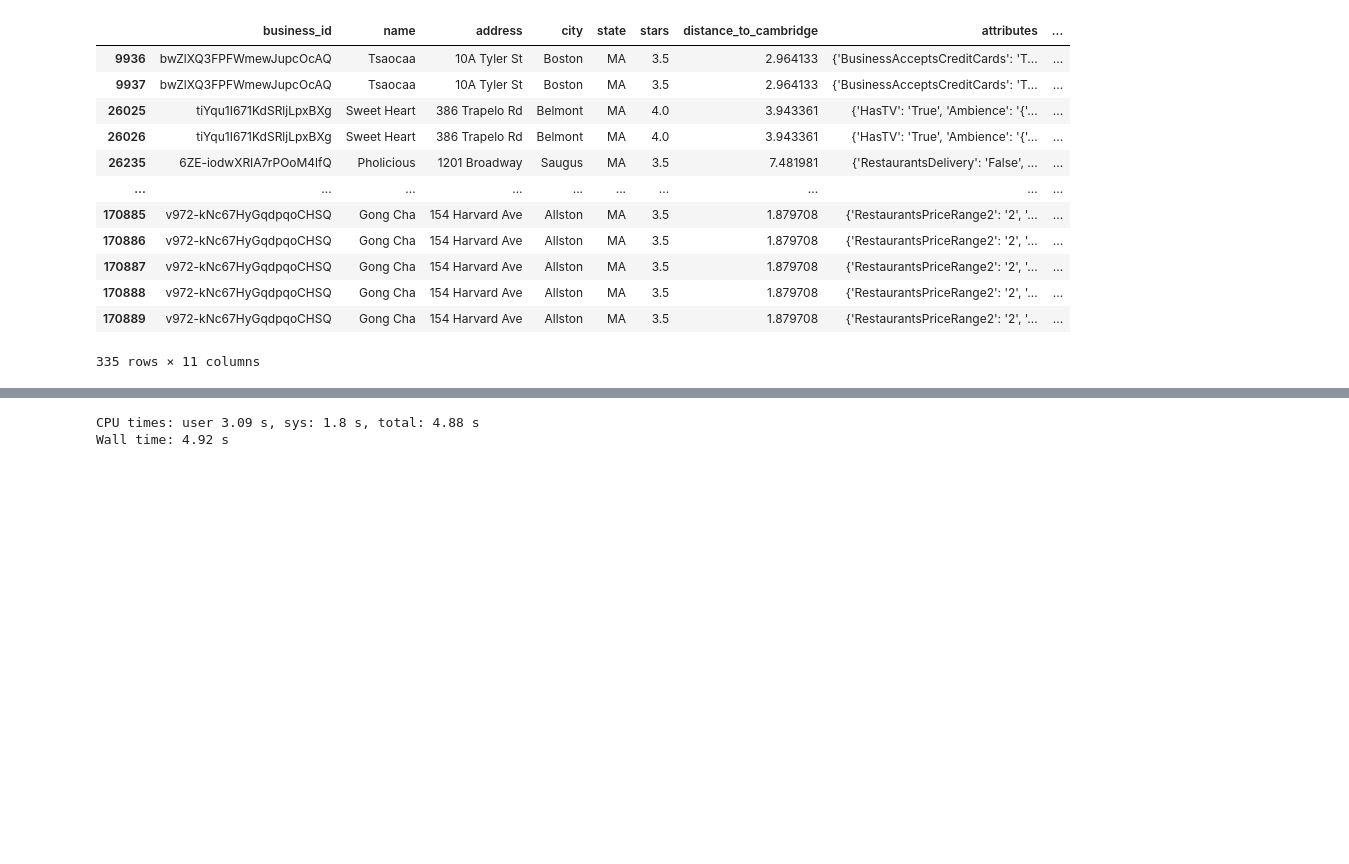
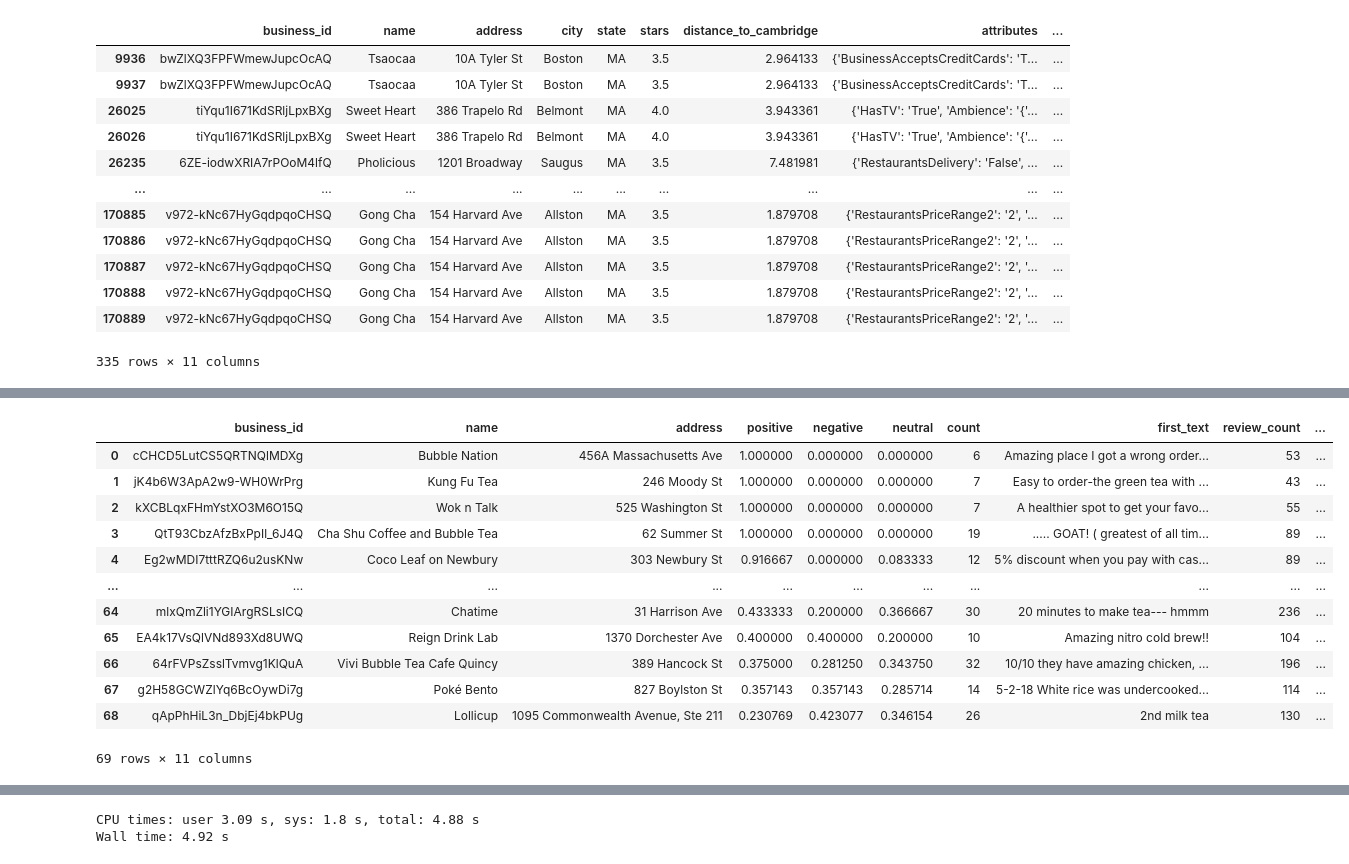
Before and after one commit to justinxu421/restaurant_planner, a Jupyter notebook: yelp.ipynb, the cells around one changed output, grey strips where cells are left out. Cells and saved outputs as stored; diff of their text form; code cells hidden in the pictures; blank space fills up the shorter version.

```diff
--- a/yelp.ipynb
+++ b/yelp.ipynb
@@ -62,3 +80,43 @@ utils.filter_df_with_categories(cambridge_loader.df_close_tips, 'Bubble Tea')
 | 170888 | v972-kNc67HyGqdpqoCHSQ | Gong Cha | 154 Harvard Ave | Allston | MA | 3.5 | 1.879708 | {'RestaurantsPriceRange2': '2', '... | ... |
 | 170889 | v972-kNc67HyGqdpqoCHSQ | Gong Cha | 154 Harvard Ave | Allston | MA | 3.5 | 1.879708 | {'RestaurantsPriceRange2': '2', '... | ... |
 335 rows × 11 columns
+# %%
+%%time
+engine = create_engine("sqlite:///yelp.db", echo=False)
+query = f"""WITH sentiment AS (SELECT
+                business_id,
+                AVG(polarity > 0) as positive,
+                AVG(polarity < 0) as negative,
+                AVG(polarity = 0) as neutral,
+                COUNT(business_id) as count,
+                MIN(text) as first_text
+            FROM tips
+            WHERE text_length > 0
+            GROUP BY business_id
+            )
+            SELECT
+                businesses.business_id,
+                name,
+                address,
+                positive,
+                negative,
+                neutral,
+                count,
+                first_text,
+                review_count,
+                categories,
+                distance_to_cambridge
+            FROM sentiment
+            LEFT JOIN businesses
+                ON businesses.business_id = sentiment.business_id
+            WHERE distance_to_cambridge < 10
+            AND categories LIKE "%Bubble Tea%"
+            AND COUNT > 5
+            ORDER BY positive DESC
+            """
+df = pd.read_sql(
+    query,
+    con=engine,
+)
+df
+# %% [output]
@@ -65,3 +125,16 @@ utils.filter_df_with_categories(cambridge_loader.df_close_tips, 'Bubble Tea')
+|  | business_id | name | address | positive | negative | neutral | count | first_text | review_count | ... |
+| 0 | cCHCD5LutCS5QRTNQlMDXg | Bubble Nation | 456A Massachusetts Ave | 1.000000 | 0.000000 | 0.000000 | 6 | Amazing place I got a wrong order... | 53 | ... |
+| 1 | jK4b6W3ApA2w9-WH0WrPrg | Kung Fu Tea | 246 Moody St | 1.000000 | 0.000000 | 0.000000 | 7 | Easy to order-the green tea with ... | 43 | ... |
+| 2 | kXCBLqxFHmYstXO3M6O15Q | Wok n Talk | 525 Washington St | 1.000000 | 0.000000 | 0.000000 | 7 | A healthier spot to get your favo... | 55 | ... |
+| 3 | QtT93CbzAfzBxPpIl_6J4Q | Cha Shu Coffee and Bubble Tea | 62 Summer St | 1.000000 | 0.000000 | 0.000000 | 19 | ..... GOAT! ( greatest of all tim... | 89 | ... |
+| 4 | Eg2wMDI7tttRZQ6u2usKNw | Coco Leaf on Newbury | 303 Newbury St | 0.916667 | 0.000000 | 0.083333 | 12 | 5% discount when you pay with cas... | 89 | ... |
+| ... | ... | ... | ... | ... | ... | ... | ... | ... | ... | ... |
+| 64 | mlxQmZli1YGIArgRSLsICQ | Chatime | 31 Harrison Ave | 0.433333 | 0.200000 | 0.366667 | 30 | 20 minutes to make tea--- hmmm | 236 | ... |
+| 65 | EA4k17VsQlVNd893Xd8UWQ | Reign Drink Lab | 1370 Dorchester Ave | 0.400000 | 0.400000 | 0.200000 | 10 | Amazing nitro cold brew!! | 104 | ... |
+| 66 | 64rFVPsZsslTvmvg1KlQuA | Vivi Bubble Tea Cafe Quincy | 389 Hancock St | 0.375000 | 0.281250 | 0.343750 | 32 | 10/10 they have amazing chicken, ... | 196 | ... |
+| 67 | g2H58GCWZlYq6BcOywDi7g | Poké Bento | 827 Boylston St | 0.357143 | 0.357143 | 0.285714 | 14 | 5-2-18 White rice was undercooked... | 114 | ... |
+| 68 | qApPhHiL3n_DbjEj4bkPUg | Lollicup | 1095 Commonwealth Avenue, Ste 211 | 0.230769 | 0.423077 | 0.346154 | 26 | 2nd milk tea | 130 | ... |
+69 rows × 11 columns
 # %%
 %%time
 engine = create_engine("sqlite:///yelp.db", echo=False)
```
Also changed, not shown: parts of 21 cells of this notebook, 2 other files.
